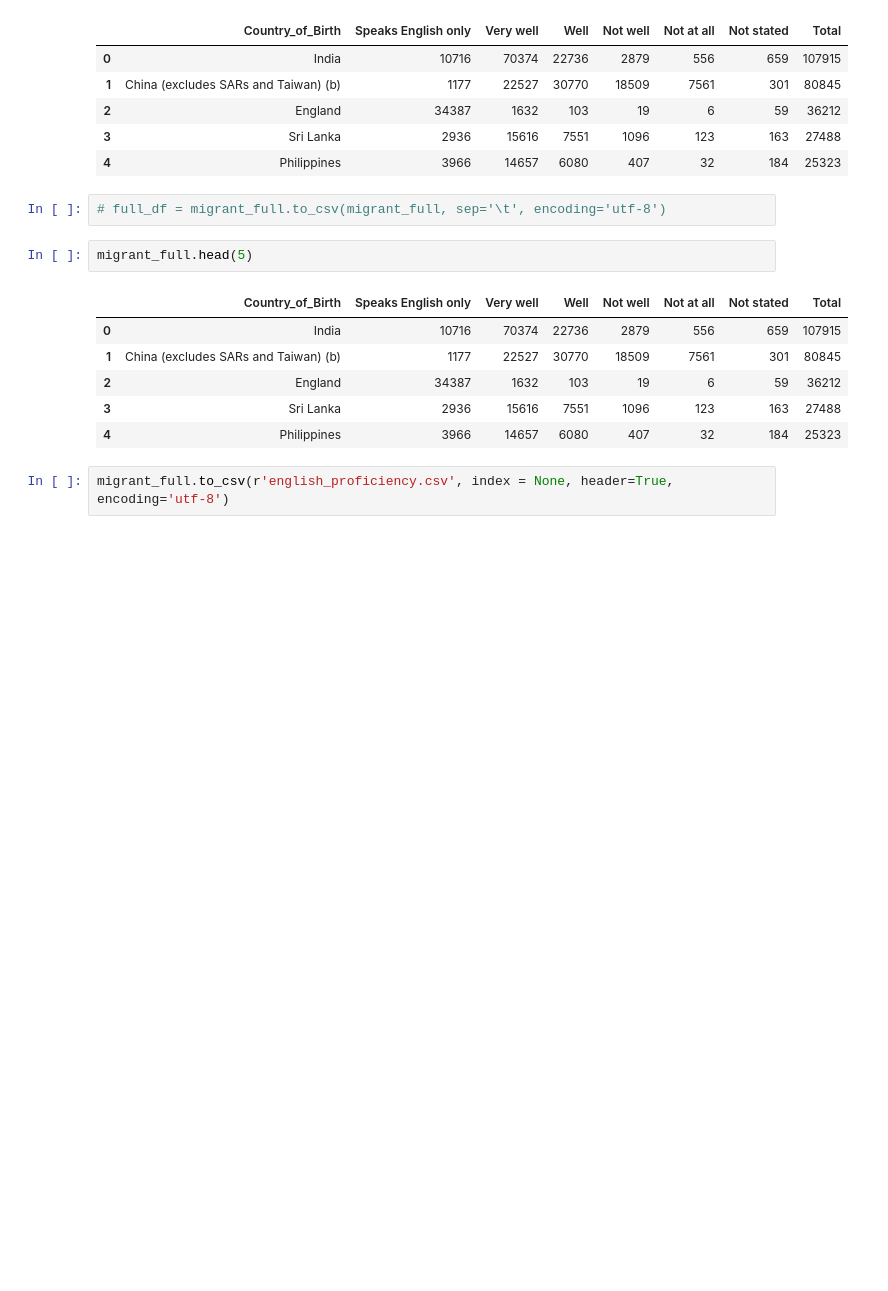
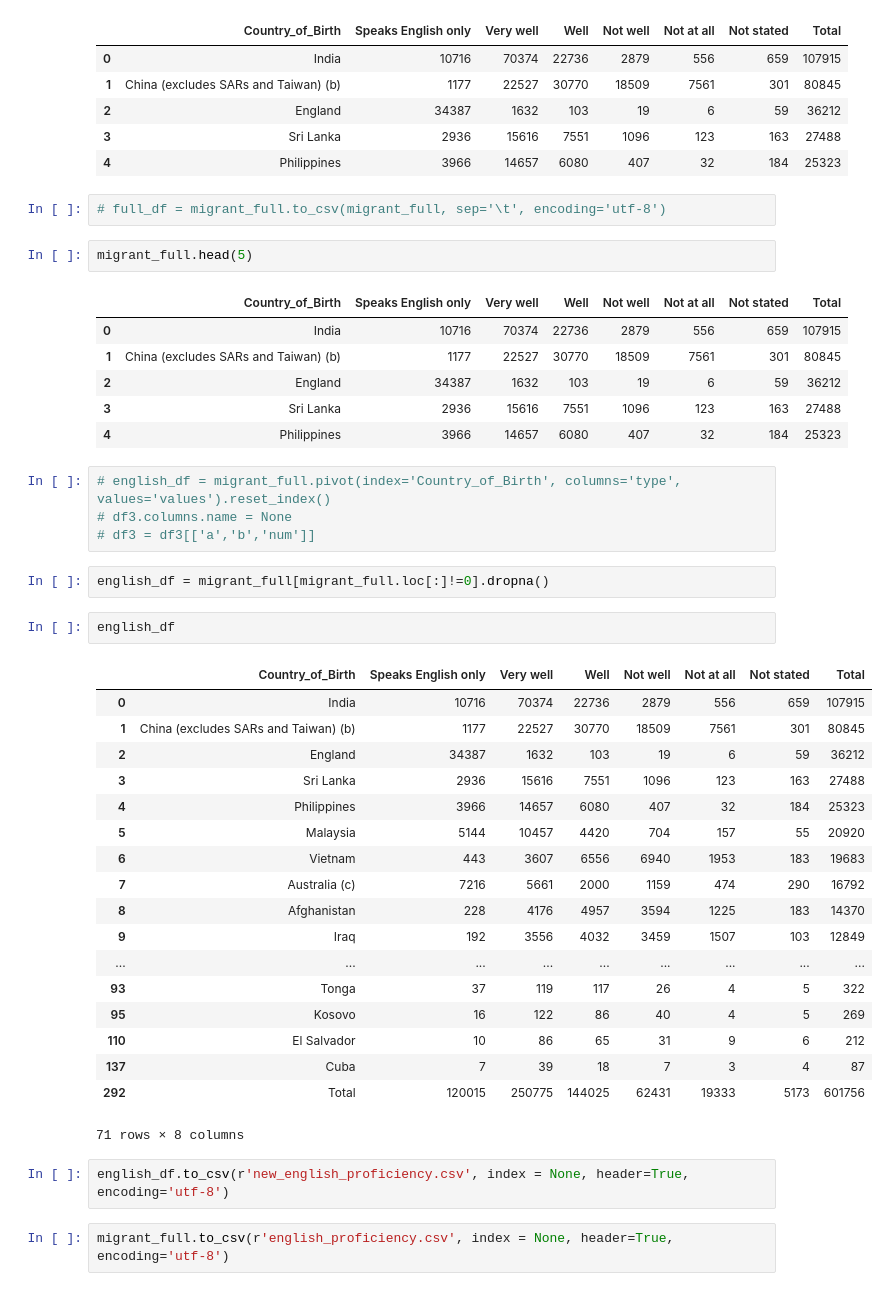
Before and after one commit to lys1995/ME13_InterScool_GetReadyForSchool, a Jupyter notebook: wrangling_data.ipynb, the cells around one changed output. Saved outputs shown, nothing was run; the diff lists cells and outputs as text; blank space fills up the shorter version.

Commit message:
Updated English proficiency data
Updated English proficiency data

```diff
--- a/wrangling_data.ipynb
+++ b/wrangling_data.ipynb
@@ -79,5 +79,34 @@ migrant_full.head(5)
 | 2 | England | 34387 | 1632 | 103 | 19 | 6 | 59 | 36212 |
 | 3 | Sri Lanka | 2936 | 15616 | 7551 | 1096 | 123 | 163 | 27488 |
 | 4 | Philippines | 3966 | 14657 | 6080 | 407 | 32 | 184 | 25323 |
+# %%
+# english_df = migrant_full.pivot(index='Country_of_Birth', columns='type', values='values').reset_index()
+# df3.columns.name = None
+# df3 = df3[['a','b','num']]
+# %%
+english_df = migrant_full[migrant_full.loc[:]!=0].dropna()
+# %%
+english_df
+# %% [output]
+|  | Country_of_Birth | Speaks English only | Very well | Well | Not well | Not at all | Not stated | Total |
+| 0 | India | 10716 | 70374 | 22736 | 2879 | 556 | 659 | 107915 |
+| 1 | China (excludes SARs and Taiwan) (b) | 1177 | 22527 | 30770 | 18509 | 7561 | 301 | 80845 |
+| 2 | England | 34387 | 1632 | 103 | 19 | 6 | 59 | 36212 |
+| 3 | Sri Lanka | 2936 | 15616 | 7551 | 1096 | 123 | 163 | 27488 |
+| 4 | Philippines | 3966 | 14657 | 6080 | 407 | 32 | 184 | 25323 |
+| 5 | Malaysia | 5144 | 10457 | 4420 | 704 | 157 | 55 | 20920 |
+| 6 | Vietnam | 443 | 3607 | 6556 | 6940 | 1953 | 183 | 19683 |
+| 7 | Australia (c) | 7216 | 5661 | 2000 | 1159 | 474 | 290 | 16792 |
+| 8 | Afghanistan | 228 | 4176 | 4957 | 3594 | 1225 | 183 | 14370 |
+| 9 | Iraq | 192 | 3556 | 4032 | 3459 | 1507 | 103 | 12849 |
+| ... | ... | ... | ... | ... | ... | ... | ... | ... |
+| 93 | Tonga | 37 | 119 | 117 | 26 | 4 | 5 | 322 |
+| 95 | Kosovo | 16 | 122 | 86 | 40 | 4 | 5 | 269 |
+| 110 | El Salvador | 10 | 86 | 65 | 31 | 9 | 6 | 212 |
+| 137 | Cuba | 7 | 39 | 18 | 7 | 3 | 4 | 87 |
+| 292 | Total | 120015 | 250775 | 144025 | 62431 | 19333 | 5173 | 601756 |
+71 rows × 8 columns
+# %%
+english_df.to_csv(r'new_english_proficiency.csv', index = None, header=True, encoding='utf-8')
 # %%
 migrant_full.to_csv(r'english_proficiency.csv', index = None, header=True, encoding='utf-8')
```
Also changed, not shown: 1 other file.
